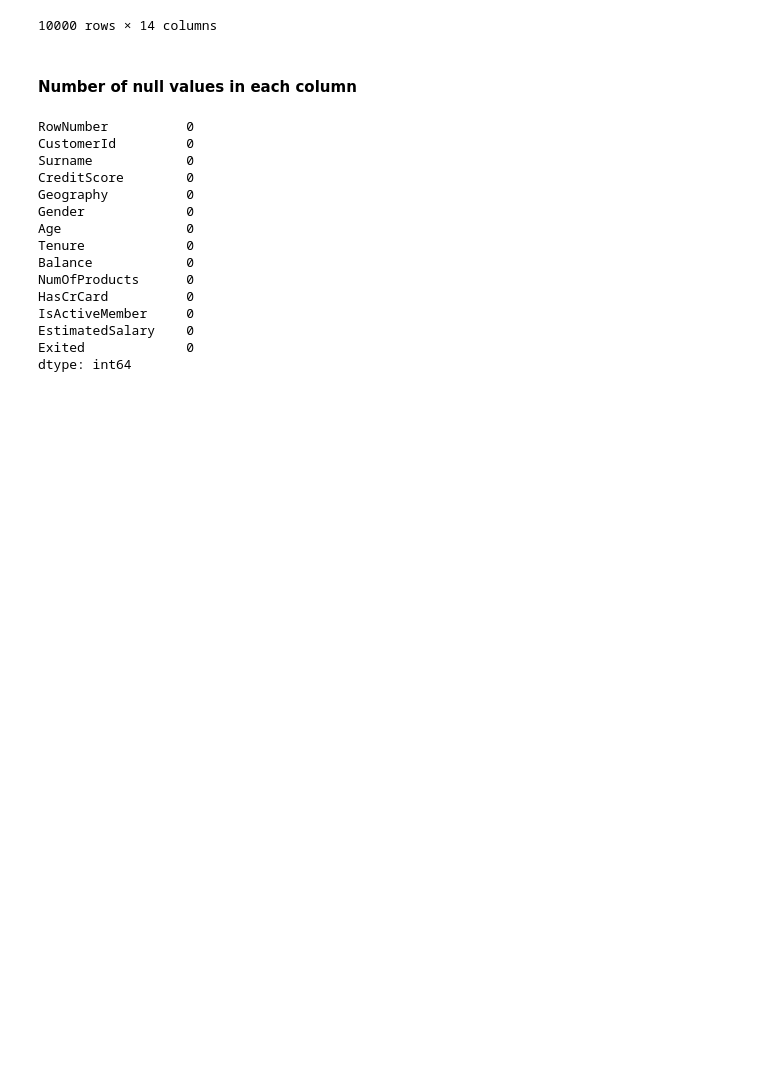
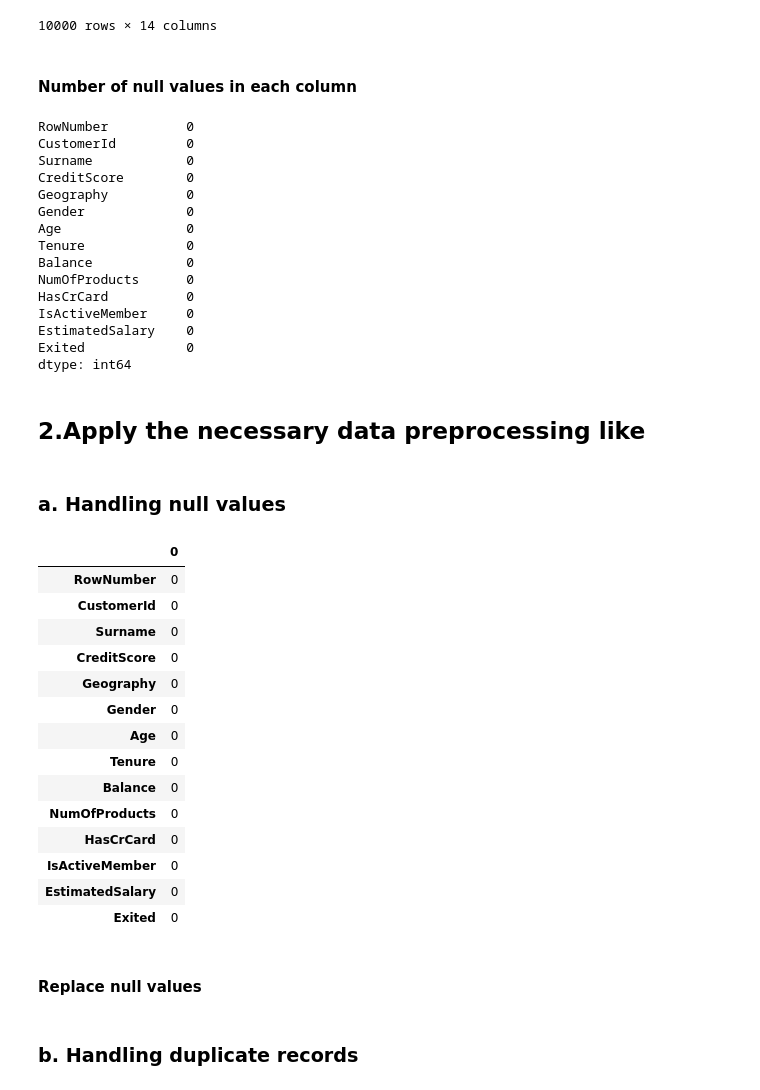
Before and after one commit to Rohini6697/Customer_Churn_Prediction, a Jupyter notebook: Customer_churn_Prediction.ipynb, the cells around one changed output. Saved outputs shown, nothing was run; the diff lists cells and outputs as text; code cells hidden in the pictures; blank space fills up the shorter version.

Commit message:
handling duplicate records

```diff
--- a/Customer_churn_Prediction.ipynb
+++ b/Customer_churn_Prediction.ipynb
@@ -97,3 +97,30 @@ IsActiveMember     0
 EstimatedSalary    0
 Exited             0
 dtype: int64
+# %% [markdown]
+## 2.Apply the necessary data preprocessing like
+# %% [markdown]
+### a. Handling null values
+# %%
+df = df.dropna()
+# %%
+df = df.dropna(axis=1)
+# %%
+df = df.to_frame()
+df
+# %% [output]
+|  | 0 |
+| RowNumber | 0 |
+| CustomerId | 0 |
+| Surname | 0 |
+| CreditScore | 0 |
+| Geography | 0 |
+| Gender | 0 |
+| Age | 0 |
+| Tenure | 0 |
+| Balance | 0 |
+| NumOfProducts | 0 |
+| HasCrCard | 0 |
+| IsActiveMember | 0 |
+| EstimatedSalary | 0 |
+| Exited | 0 |
@@ -99,0 +129,2 @@ dtype: int64
+# %% [markdown]
+#### Replace null values
@@ -99,0 +133,2 @@ dtype: int64
+# %% [markdown]
+### b. Handling duplicate records
```
Also changed, not shown: parts of 3 cells of this notebook.
